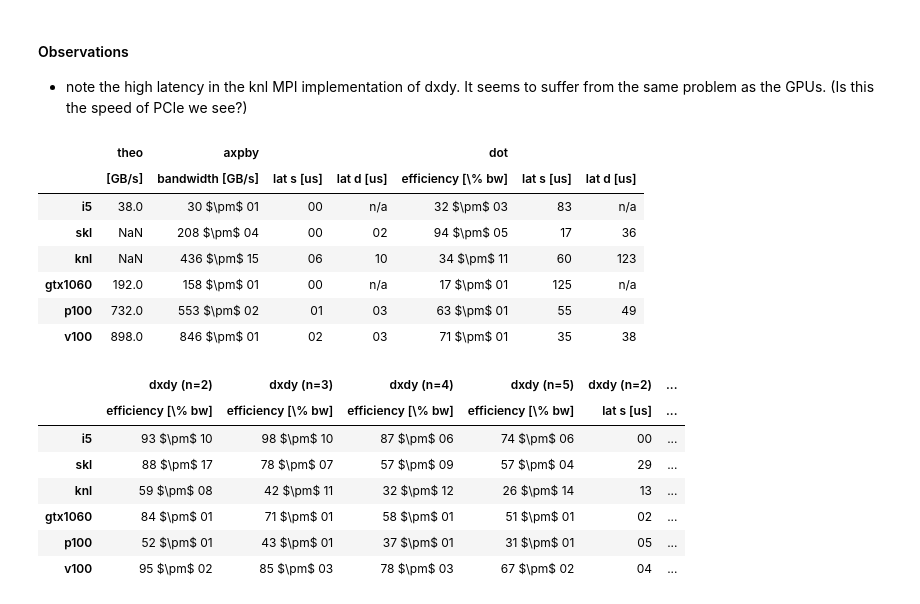
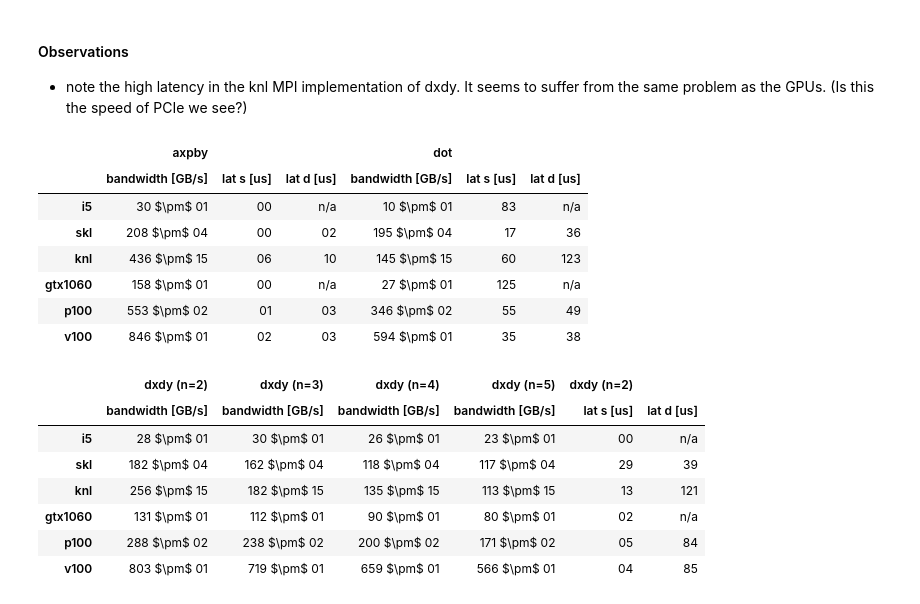
Before and after one commit to mwiesenberger/performance, a Jupyter notebook: 4-latencies-and-bandwidths.ipynb, the cells around one changed output. Drawn from its saved outputs; the diff is of its cells as text; code cells hidden in the pictures.

```diff
--- a/4-latencies-and-bandwidths.ipynb
+++ b/4-latencies-and-bandwidths.ipynb
@@ -132,7 +132,7 @@ arr
 # %%
 #define conversion function
 def toString(x):
-    if pd.isna(x) : return 'n/a'
+    if pd.isnull(x) : return 'n/a'
     #string = '%.1f'% x
     string = '%d' %np.ceil(x)
     #if np.ceil(x)<100 : string = '0'+string
@@ -233,7 +233,7 @@ test
 - note the high latency in the knl MPI implementation of dxdy. It seems to suffer from the same problem as the GPUs. (Is this the speed of PCIe we see?)
 # %%
 index = ['i5','skl','knl','gtx1060','p100','v100']
-theo = [38,None,None,192,732,898]
+#theo = [38,None,None,192,732,898]
 lines = []
 for arch in  index:
     line = []
@@ -250,64 +250,68 @@ for arch in  index:
         line.append( toString(arr.loc[(arch,4),('axpby','lat','bw')]) )
 
     for n in ['dot','dxdy2','dxdy3','dxdy4','dxdy5']:
         new_bw = arr.loc[(arch,1),(n,'bw','avg')]
         new_err = arr.loc[(arch,1),(n,'bw','std')]
-        line.append( toString( new_bw/base_bw*100)+" $\pm$ "+toString(100*(err_bw/new_bw+new_bw/base_bw/base_bw*new_err)))
+        #efficiency
+        #line.append( toString( new_bw/base_bw*100)+" $\pm$ "+toString(100*(err_bw/new_bw+new_bw/base_bw/base_bw*new_err)))
+        #bandwidth
+        line.append( toString( new_bw)+" $\pm$ "+toString(err_bw))
         line.append( toString(arr.loc[(arch,1),(n,'lat','bw')]) )
         if arch == 'i5' or arch == 'gtx1060':
             line.append(toString(None))
         else:
             if n == 'dot':
                 line.append( toString(arr.loc[(arch,4),(n,'lat','bw')]) )
             else:
                 line.append(toString(arr.loc[(arch,4),('dxdy2','lat','bw')]))
 
     lines.append(line)
 
 tuples=[]
 
 
 for p in ['axpby','dot','dxdy (n=2)','dxdy (n=3)','dxdy (n=4)','dxdy (n=5)']:
-    for q in ['efficiency [\% bw]','lat s [us]','lat d [us]']:
+    #for q in ['efficiency [\% bw]','lat s [us]','lat d [us]']:
+    for q in ['bandwidth [GB/s]','lat s [us]','lat d [us]']:
         tuples.append((p,q))
 tuples[0] = ('axpby','bandwidth [GB/s]')
 
 
 cols=pd.MultiIndex.from_tuples(tuples)
 
 toDisk = pd.DataFrame(lines, index=index, columns=cols)
-toDisk.insert(0,('theo','[GB/s]'),theo)
+#toDisk.insert(0,('theo','[GB/s]'),theo)
 filename='axpby-dot.tex'
 with open(filename, 'wb') as f:
-    f.write(bytes(toDisk.iloc[:,0:7].to_latex(escape=False),'UTF-8'))
-toDisk.iloc[:,0:7]
+    f.write(bytes(toDisk.iloc[:,0:6].to_latex(escape=False),'UTF-8'))
+toDisk.iloc[:,0:6]
 # %% [output]
-|  | theo | axpby |  |  | dot |  |  |
-|  | [GB/s] | bandwidth [GB/s] | lat s [us] | lat d [us] | efficiency [\% bw] | lat s [us] | lat d [us] |
-| i5 | 38.0 | 30 $\pm$ 01 | 00 | n/a | 32 $\pm$ 03 | 83 | n/a |
-| skl | NaN | 208 $\pm$ 04 | 00 | 02 | 94 $\pm$ 05 | 17 | 36 |
-| knl | NaN | 436 $\pm$ 15 | 06 | 10 | 34 $\pm$ 11 | 60 | 123 |
-| gtx1060 | 192.0 | 158 $\pm$ 01 | 00 | n/a | 17 $\pm$ 01 | 125 | n/a |
-| p100 | 732.0 | 553 $\pm$ 02 | 01 | 03 | 63 $\pm$ 01 | 55 | 49 |
-| v100 | 898.0 | 846 $\pm$ 01 | 02 | 03 | 71 $\pm$ 01 | 35 | 38 |
+|  | axpby |  |  | dot |  |  |
+|  | bandwidth [GB/s] | lat s [us] | lat d [us] | bandwidth [GB/s] | lat s [us] | lat d [us] |
+| i5 | 30 $\pm$ 01 | 00 | n/a | 10 $\pm$ 01 | 83 | n/a |
+| skl | 208 $\pm$ 04 | 00 | 02 | 195 $\pm$ 04 | 17 | 36 |
+| knl | 436 $\pm$ 15 | 06 | 10 | 145 $\pm$ 15 | 60 | 123 |
+| gtx1060 | 158 $\pm$ 01 | 00 | n/a | 27 $\pm$ 01 | 125 | n/a |
+| p100 | 553 $\pm$ 02 | 01 | 03 | 346 $\pm$ 02 | 55 | 49 |
+| v100 | 846 $\pm$ 01 | 02 | 03 | 594 $\pm$ 01 | 35 | 38 |
 # %%
-dxdy = toDisk.loc[:,[('dxdy (n=2)','efficiency [\% bw]'),
-                     ('dxdy (n=3)','efficiency [\% bw]'),
-                     ('dxdy (n=4)','efficiency [\% bw]'),
-                     ('dxdy (n=5)','efficiency [\% bw]'),
+dxdy = toDisk.loc[:,[('dxdy (n=2)','bandwidth [GB/s]'),
+                     ('dxdy (n=3)','bandwidth [GB/s]'),
+                     ('dxdy (n=4)','bandwidth [GB/s]'),
+                     ('dxdy (n=5)','bandwidth [GB/s]'),
                      ('dxdy (n=2)','lat s [us]'),
                      ('dxdy (n=2)','lat d [us]'),
                     ]]
 filename='dxdy.tex'
 with open(filename, 'wb') as f:
-    f.write(bytes(dxdy.to_latex(),'UTF-8'))
+    f.write(bytes(dxdy.to_latex(escape=False),'UTF-8'))
 dxdy
 # %% [output]
-|  | dxdy (n=2) | dxdy (n=3) | dxdy (n=4) | dxdy (n=5) | dxdy (n=2) | ... |
-|  | efficiency [\% bw] | efficiency [\% bw] | efficiency [\% bw] | efficiency [\% bw] | lat s [us] | ... |
-| i5 | 93 $\pm$ 10 | 98 $\pm$ 10 | 87 $\pm$ 06 | 74 $\pm$ 06 | 00 | ... |
-| skl | 88 $\pm$ 17 | 78 $\pm$ 07 | 57 $\pm$ 09 | 57 $\pm$ 04 | 29 | ... |
-| knl | 59 $\pm$ 08 | 42 $\pm$ 11 | 32 $\pm$ 12 | 26 $\pm$ 14 | 13 | ... |
-| gtx1060 | 84 $\pm$ 01 | 71 $\pm$ 01 | 58 $\pm$ 01 | 51 $\pm$ 01 | 02 | ... |
-| p100 | 52 $\pm$ 01 | 43 $\pm$ 01 | 37 $\pm$ 01 | 31 $\pm$ 01 | 05 | ... |
-| v100 | 95 $\pm$ 02 | 85 $\pm$ 03 | 78 $\pm$ 03 | 67 $\pm$ 02 | 04 | ... |
+|  | dxdy (n=2) | dxdy (n=3) | dxdy (n=4) | dxdy (n=5) | dxdy (n=2) |  |
+|  | bandwidth [GB/s] | bandwidth [GB/s] | bandwidth [GB/s] | bandwidth [GB/s] | lat s [us] | lat d [us] |
+| i5 | 28 $\pm$ 01 | 30 $\pm$ 01 | 26 $\pm$ 01 | 23 $\pm$ 01 | 00 | n/a |
+| skl | 182 $\pm$ 04 | 162 $\pm$ 04 | 118 $\pm$ 04 | 117 $\pm$ 04 | 29 | 39 |
+| knl | 256 $\pm$ 15 | 182 $\pm$ 15 | 135 $\pm$ 15 | 113 $\pm$ 15 | 13 | 121 |
+| gtx1060 | 131 $\pm$ 01 | 112 $\pm$ 01 | 90 $\pm$ 01 | 80 $\pm$ 01 | 02 | n/a |
+| p100 | 288 $\pm$ 02 | 238 $\pm$ 02 | 200 $\pm$ 02 | 171 $\pm$ 02 | 05 | 84 |
+| v100 | 803 $\pm$ 01 | 719 $\pm$ 01 | 659 $\pm$ 01 | 566 $\pm$ 01 | 04 | 85 |
```
Also changed, not shown: parts of 1 cell of this notebook, 1 other file.
